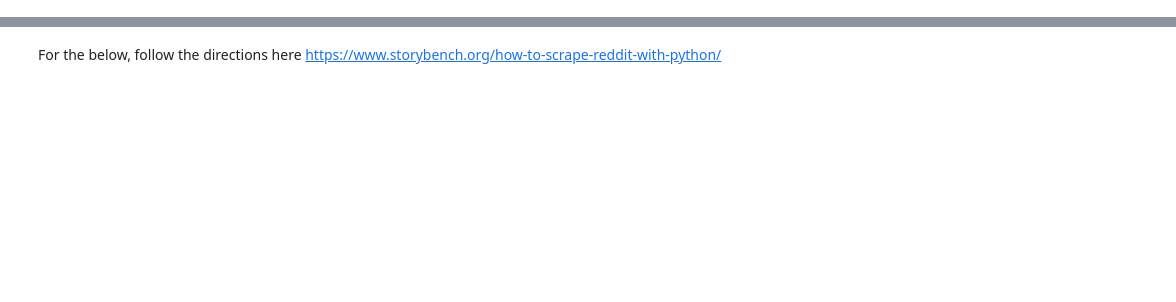
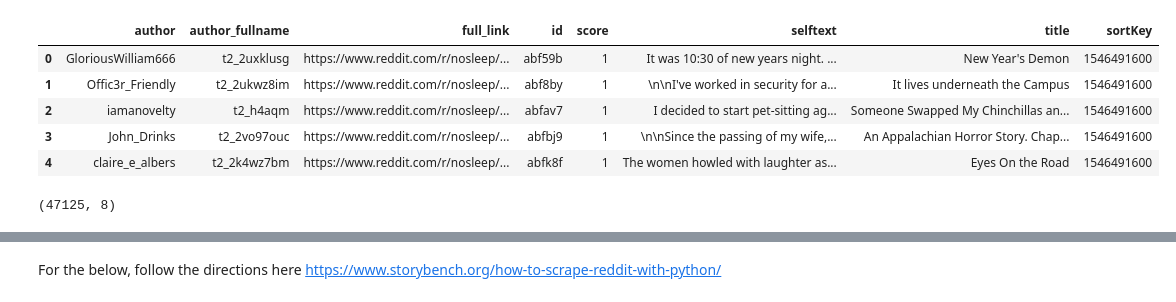
Before and after one commit to CSE6242TEAM135/Nosleep-Recommender-System, a Jupyter notebook: reddit_scraping.ipynb, the cells around one changed output, grey strips where cells are left out. Drawn from its saved outputs; the diff is of its cells as text; code cells hidden in the pictures; blank space fills up the shorter version.

```diff
--- a/reddit_scraping.ipynb
+++ b/reddit_scraping.ipynb
@@ -25,0 +72,27 @@ import matplotlib.pyplot as plt
+# %%
+d = {"author": [], "author_fullname": [], "full_link": [], "id": [], "score": [], "selftext": [], "title": [], "sortKey": []}
+with open("../nosleep-data/data.txt") as f:
+        for line in f:
+            line = ast.literal_eval(line)
+            d["author"].append(line["author"])
+            d["author_fullname"].append(line["author_fullname"])
+            d["full_link"].append(line["full_link"])
+            d["id"].append(line["id"])
+            d["score"].append(line["score"])
+            d["selftext"].append(line["selftext"])
+            d["title"].append(line["title"])
+            d["sortKey"].append(line["sortKey"])
+# %%
+story_df = pd.DataFrame(data=d)
+story_df.head()
+# %% [output]
+|  | author | author_fullname | full_link | id | score | selftext | title | sortKey |
+| 0 | GloriousWilliam666 | t2_2uxklusg | https://www.reddit.com/r/nosleep/... | abf59b | 1 | It was 10:30 of new years night. ... | New Year's Demon | 1546491600 |
+| 1 | Offic3r_Friendly | t2_2ukwz8im | https://www.reddit.com/r/nosleep/... | abf8by | 1 | \n\nI've worked in security for a... | It lives underneath the Campus | 1546491600 |
+| 2 | iamanovelty | t2_h4aqm | https://www.reddit.com/r/nosleep/... | abfav7 | 1 | I decided to start pet-sitting ag... | Someone Swapped My Chinchillas an... | 1546491600 |
+| 3 | John_Drinks | t2_2vo97ouc | https://www.reddit.com/r/nosleep/... | abfbj9 | 1 | \n\nSince the passing of my wife,... | An Appalachian Horror Story. Chap... | 1546491600 |
+| 4 | claire_e_albers | t2_2k4wz7bm | https://www.reddit.com/r/nosleep/... | abfk8f | 1 | The women howled with laughter as... | Eyes On the Road | 1546491600 |
+# %%
+story_df.shape
+# %% [output]
+(47125, 8)
```
Also changed, not shown: parts of 49 cells of this notebook, 4 other files.
